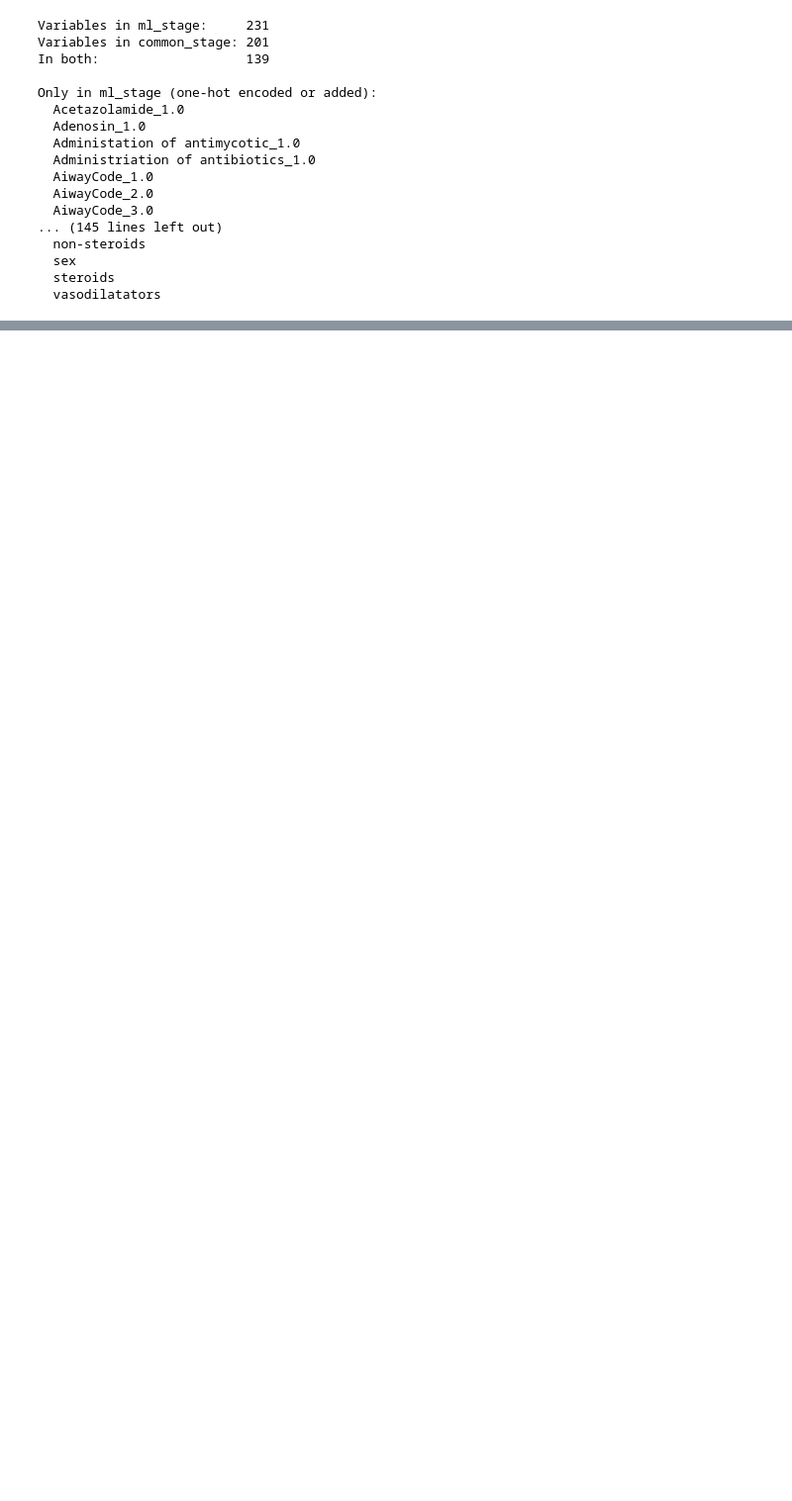
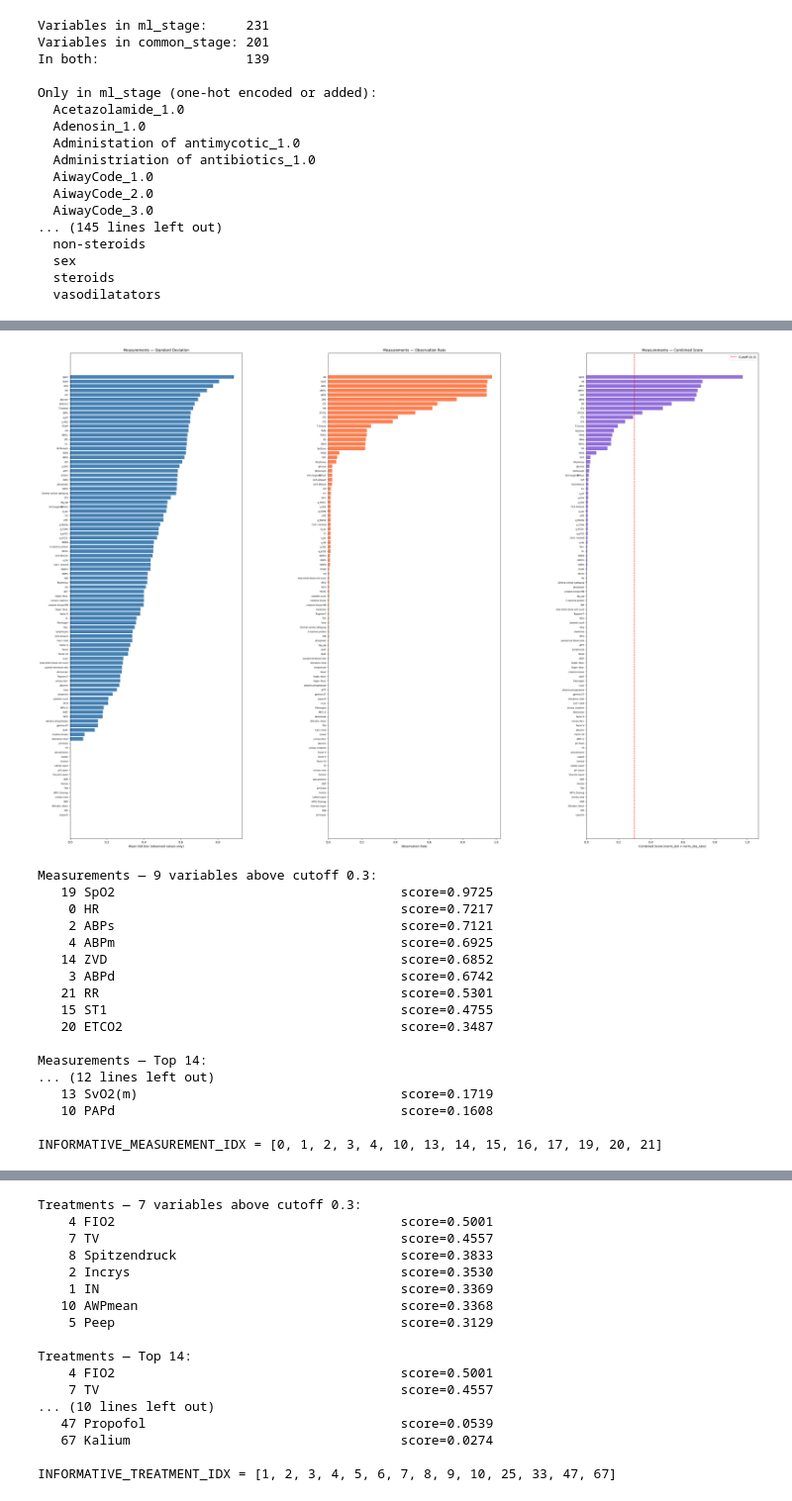
Before and after one commit to david-ege/Exploring-World-Models-for-Virtual-Patient-Simulation-in-Critical-Care, a Jupyter notebook: common_stage_exploration.ipynb, the cells around one changed output, grey strips where cells are left out. Shown at 99% size. Cells and saved outputs as stored; diff of their text form; code cells hidden in the pictures; blank space fills up the shorter version.

Commit message:
Common Stage GRU Pipeline

```diff
--- a/common_stage_exploration.ipynb
+++ b/common_stage_exploration.ipynb
@@ -53,0 +54,3 @@ First few files: ['part-0.parquet', 'part-1.parquet', 'part-10.parquet', 'part-1
+# %%
+for i in range(len(df.columns)):
+    print(f'{i}: {df.columns[i]}')
@@ -110,0 +419,18 @@ Only in ml_stage (one-hot encoded or added):
+# %%
+import h5py, hdf5plugin, numpy as np
+f = h5py.File('/home/bbe9928/thesis_work/hirid_jepa/data/Cardiovascular_common_subset.h5', 'r')
+data = f['data']['train'][:1000]
+mask = f['mask']['train'][:1000]
+print(f"NaN in data: {np.isnan(data).sum()}")
+print(f"NaN in mask: {np.isnan(mask).sum()}")
+print(f"Inf in data: {np.isinf(data).sum()}")
+
+# Check demographics specifically
+demo_data = f['data']['train'][:1000, DEMOGRAPHIC_IDX]
+print(f"NaN in demographics: {np.isnan(demo_data).sum()}")
+print(f"NaN per demographic column:")
+for i, idx in enumerate(DEMOGRAPHIC_IDX):
+    n_nan = np.isnan(demo_data[:, i]).sum()
+    print(f"  {columns[idx]:20s}: {n_nan} NaNs")
+
+f.close()
@@ -110,0 +448,17 @@ Only in ml_stage (one-hot encoded or added):
+# %%
+f = h5py.File('/home/bbe9928/thesis_work/hirid_jepa/data/Cardiovascular_common_subset.h5', 'r')
+data = f['data']['train'][:1000]
+mask = f['mask']['train'][:1000]
+
+# Find where NaN exists despite mask=1
+nan_positions = np.isnan(data)
+nan_but_observed = nan_positions & (mask == 1)
+print(f"NaN where mask=1: {nan_but_observed.sum()}")
+print(f"NaN where mask=0: {(nan_positions & (mask == 0)).sum()}")
+
+# Which columns have observed NaNs
+for i in range(data.shape[1]):
+    n = nan_but_observed[:, i].sum()
+    if n > 0:
+        print(f"  col {i} ({columns[i]}): {n} observed NaNs")
+f.close()
@@ -110,0 +704,22 @@ Only in ml_stage (one-hot encoded or added):
+# %%
+plot_stats(measurement_names, m_stds, m_obs_rates, "Measurements")
+plot_stats(treatment_names,   t_stds, t_obs_rates, "Treatments")
+# %% [output]
+[figure, added]
+Measurements — 9 variables above cutoff 0.3:
+   19 SpO2                                     score=0.9725
+    0 HR                                       score=0.7217
+    2 ABPs                                     score=0.7121
+    4 ABPm                                     score=0.6925
+   14 ZVD                                      score=0.6852
+    3 ABPd                                     score=0.6742
+   21 RR                                       score=0.5301
+   15 ST1                                      score=0.4755
+   20 ETCO2                                    score=0.3487
+
+Measurements — Top 14:
+... (12 lines left out)
+   13 SvO2(m)                                  score=0.1719
+   10 PAPd                                     score=0.1608
+
+INFORMATIVE_MEASUREMENT_IDX = [0, 1, 2, 3, 4, 10, 13, 14, 15, 16, 17, 19, 20, 21]
@@ -110,0 +727,17 @@ Only in ml_stage (one-hot encoded or added):
+Treatments — 7 variables above cutoff 0.3:
+    4 FIO2                                     score=0.5001
+    7 TV                                       score=0.4557
+    8 Spitzendruck                             score=0.3833
+    2 Incrys                                   score=0.3530
+    1 IN                                       score=0.3369
+   10 AWPmean                                  score=0.3368
+    5 Peep                                     score=0.3129
+
+Treatments — Top 14:
+    4 FIO2                                     score=0.5001
+    7 TV                                       score=0.4557
+... (10 lines left out)
+   47 Propofol                                 score=0.0539
+   67 Kalium                                   score=0.0274
+
+INFORMATIVE_TREATMENT_IDX = [1, 2, 3, 4, 5, 6, 7, 8, 9, 10, 25, 33, 47, 67]
```
Also changed, not shown: parts of 24 cells of this notebook, 9 other files.
